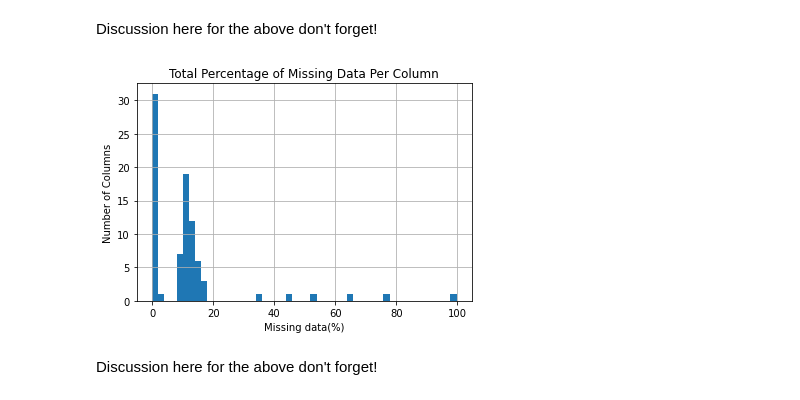
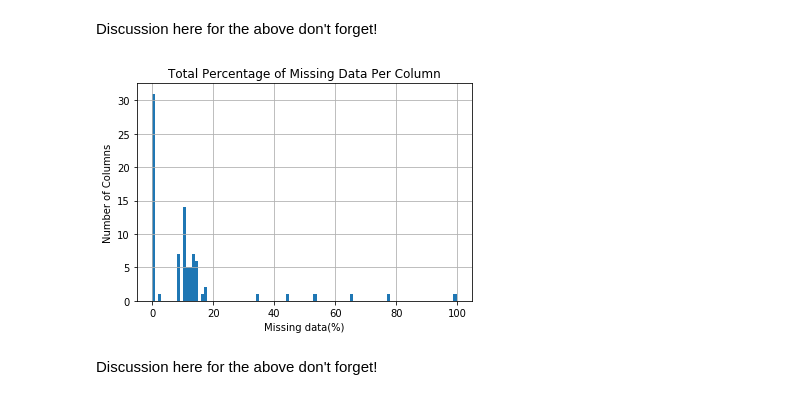
Before and after one commit to sjohnp2112/Identify-Custemer-Segments, a Jupyter notebook: Identify_Customer_Segments_sphelps.ipynb, the cells around one changed output. Saved outputs shown, nothing was run; the diff lists cells and outputs as text; code cells hidden in the pictures.

```diff
--- a/Identify_Customer_Segments_sphelps.ipynb
+++ b/Identify_Customer_Segments_sphelps.ipynb
@@ -222,14 +241,14 @@ Discussion here for the above don't forget!
 # %%
 # Investigate patterns in the amount of missing data in each column.
 
-plt.hist(md_per_col, bins=50)
+plt.hist(md_per_col, bins=100)
 plt.title('Total Percentage of Missing Data Per Column')
 plt.xlabel('Missing data(%)')
 plt.ylabel('Number of Columns')
 plt.grid(True)
 plt.show()
 # %% [output]
-[figure, old version]
+[figure, new version]
 # %% [markdown]
 Discussion here for the above don't forget!
 # %%
```
Also changed, not shown: parts of 10 cells of this notebook.
